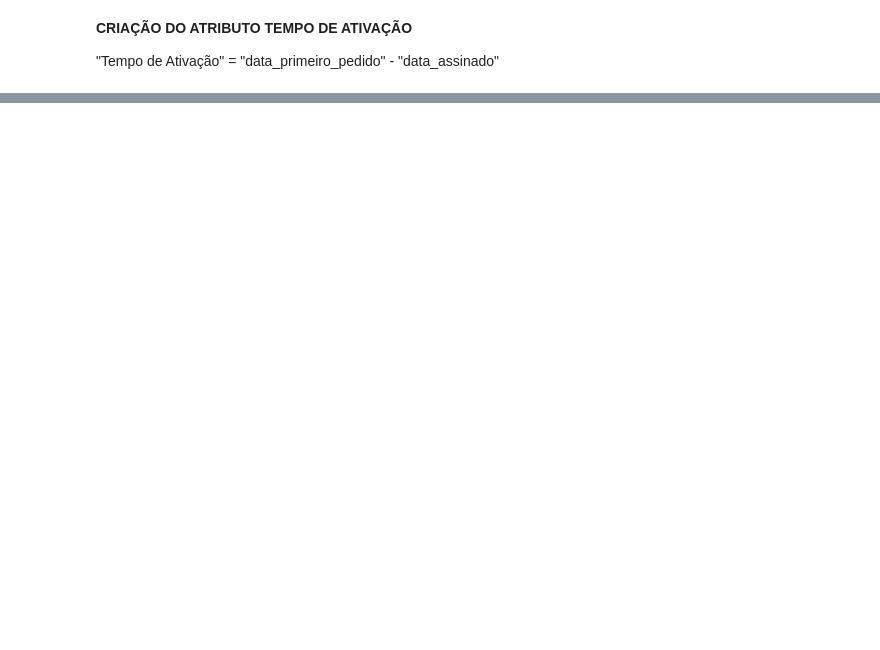
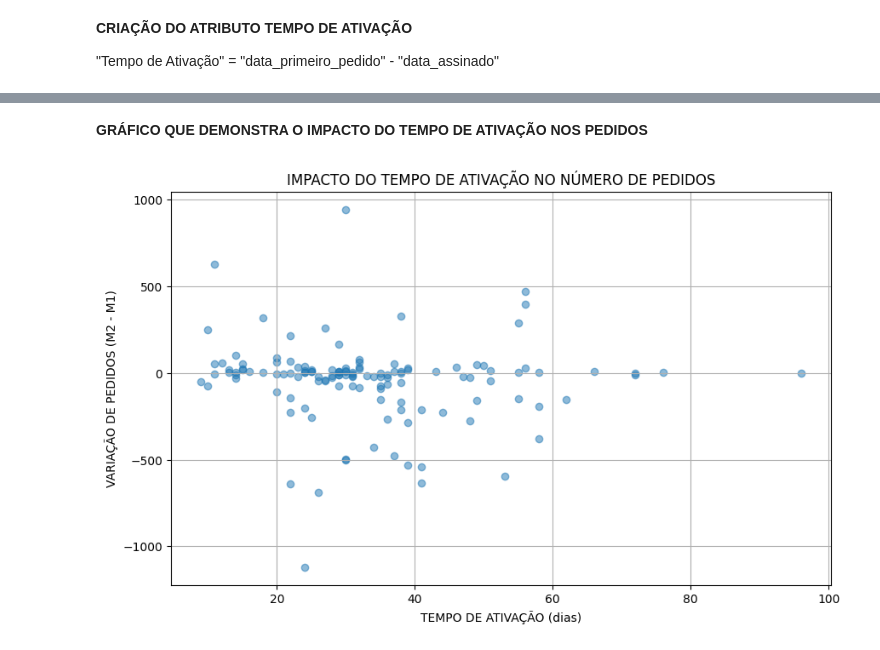
Before and after one commit to canasep/mack_projeto1, a Jupyter notebook: codes/PROJETO_APLICADO_1.ipynb, the cells around one changed output, grey strips where cells are left out. Saved outputs shown, nothing was run; the diff lists cells and outputs as text; code cells hidden in the pictures; blank space fills up the shorter version.

```diff
--- a/codes/PROJETO_APLICADO_1.ipynb
+++ b/codes/PROJETO_APLICADO_1.ipynb
@@ -426,0 +449,9 @@ See the caveats in the documentation: https://pandas.pydata.org/pandas-docs/stab
+# %%
+# NORMALIZAÇÃO DOS DADOS E CRIAÇÃO DA BASE DE DADOS A SER UTILIZADA NA ANALISE
+
+ano2024_validos = ano2024_df[(((ano2024_df['pedidos_m1'] > 10) & (ano2024_df['pedidos_m2'] > 10)) & ((ano2024_df['pedidos_m2'] < 1500) & (ano2024_df['pedidos_m1'] < 1500))) & (ano2024_df['Tempo de Ativação'] > 0)]
+
+## BASE 2024 EXCLUINDO OS RESTAURANTES COM PEDIDOS ABAIXO DE 10
+print("Quantidade de Restaurantes na base valida", len(ano2024_validos))
+
+ano2024_validos[['pedidos_m1', 'pedidos_m2', 'Tempo de Ativação']].describe()
@@ -426,0 +469,21 @@ See the caveats in the documentation: https://pandas.pydata.org/pandas-docs/stab
+# %% [markdown]
+**GRÁFICO QUE DEMONSTRA O IMPACTO DO TEMPO DE ATIVAÇÃO NOS PEDIDOS**
+# %%
+# GRAFICO COM O IMPACTO DO TEMPO DE ATIVAÇÃO NO NUMERO DE PEDIDOS
+
+## CRIAÇÃO DO SCATTER PLOT
+plt.figure(figsize=(10, 6))
+plt.scatter(ano2024_validos['Tempo de Ativação'], ano2024_validos['pedidos_m2'] - ano2024_validos['pedidos_m1'], alpha=0.5)
+
+### LABELS
+plt.xlabel('TEMPO DE ATIVAÇÃO (dias)')
+plt.ylabel('VARIAÇÃO DE PEDIDOS (M2 - M1)')
+plt.title('IMPACTO DO TEMPO DE ATIVAÇÃO NO NÚMERO DE PEDIDOS')
+
+### GRID
+plt.grid(True)
+
+### IMPRESSÃO
+plt.show()
+# %% [output]
+[figure, added]
```
Also changed, not shown: parts of 9 cells of this notebook.
